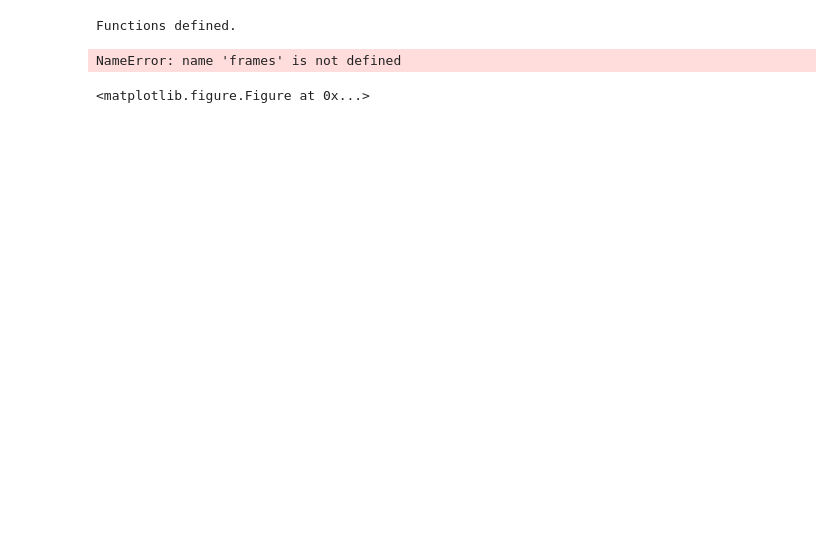
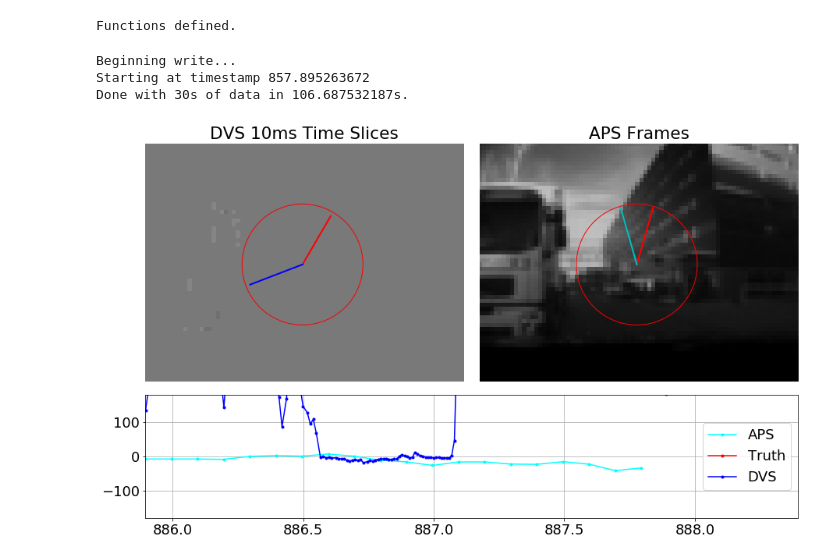
Before and after one commit to SensorsINI/ddd20-utils, a Jupyter notebook: Model Evaluation and Movie Render.ipynb, the cells around one changed output. Drawn from its saved outputs; the diff is of its cells as text; code cells hidden in the pictures; blank space fills up the shorter version.

```diff
--- a/Model Evaluation and Movie Render.ipynb
+++ b/Model Evaluation and Movie Render.ipynb
@@ -175,15 +198,14 @@ import matplotlib.pyplot as plt
 import matplotlib.animation as manimation
 import matplotlib.patches as mpatches
 
-# plt.rcParams['savefig.bbox'] = 'tight'     # tight garbles the video!!!
+net_filename_aps = 'driving_rnn_10.6_multi_everything_multi_final'
+net_filename_dvs = 'driving_rnn_10.6_multi_everything_multi_final'
+h5_filename_aps = '/home/dneil/temp/datasets/rec1487839456_frames.hdf5'
+h5_filename_dvs = '/home/dneil/temp/datasets/rec1487839456_bin5k.hdf5'
 
-aps_key = 'driving_cnn_19.4_aps_rec1487858093_final'
-dvs_key = 'driving_cnn_19.4_dvs10ms_rec1487858093_final'
+aps_key = h5_filename_aps + '|' + net_filename_aps
+dvs_key = h5_filename_dvs + '|' + net_filename_dvs
 
-net_filename_aps = 'driving_cnn_19.4_aps_rec1487858093_final'
-net_filename_dvs = 'driving_cnn_19.4_dvs10ms_rec1487858093_final'
-h5_filename_aps = '/home/dneil/datasets/driving/rec1487858093_frames.hdf5'
-h5_filename_dvs = '/home/dneil/datasets/driving/rec1487858093_bin10ms.hdf5'
 h5faps = h5py.File(h5_filename_aps, 'r')
 h5fdvs = h5py.File(h5_filename_dvs, 'r')
 
@@ -197,7 +219,7 @@ def get_closest_idx(times, targ_time):
 
 def get_center_radius(kind):
     if kind=='aps':
-        c, r = (173., 130.), 65. #center, radius
+        c, r = (40., 30.), 15. #center, radius
     if kind=='dvs':
         c, r = (40., 30.), 15. #center, radius
     return c, r
@@ -227,33 +249,35 @@ FFMpegWriter = manimation.writers['ffmpeg']
 metadata = dict(title='DVS 10ms Slice Driving Data')
 writer = FFMpegWriter(fps=60, metadata=metadata, bitrate=-1, codec="libx264")
 
+# Build grid of plots
 fig = plt.figure(figsize=(15,9))
 ax1 = plt.subplot2grid((3, 2), (0, 0), rowspan=2)
 ax2 = plt.subplot2grid((3, 2), (0, 1), rowspan=2)
 ax3 = plt.subplot2grid((3, 2), (2, 0), colspan=3)
 plt.subplots_adjust(hspace=0.05, wspace=0.05)
 
+# Build DVS render
 dvs_im = ax1.imshow(np.zeros((60, 80)), interpolation='nearest', cmap='gray')
 ax1.set_title('DVS 10ms Time Slices')
 ax1.set_ylim([0, 59])
 ax1.set_xlim([79, 0])
-dvs_im.set_clim([0.45, 0.55])
+dvs_im.set_clim([-0.05, 0.05])
 ax1.axis('off')
 ax1.invert_yaxis()
-# ax1.tight_layout()
 dvs_angle_line, dvs_angle_guess, text = plot_steering_angle(ax1, 0, 0, 'dvs')
 
+# Build APS render
 aps_im = ax2.imshow(np.zeros((60, 80)), interpolation='nearest', cmap='gray')
 ax2.set_title('APS Frames')
 ax2.set_ylim([0, 59])
 ax2.set_xlim([79, 0])
-aps_im.set_clim([0, 1.])
+aps_im.set_clim([-0.5, 0.5])
 ax2.axis('off')
 ax2.invert_yaxis()
 # Get handles for the angles
 aps_angle_line, aps_angle_guess, text = plot_steering_angle(ax2, 0, 0, 'aps', other_color='c')
 
-# Plot the angles
+# Plot the angle history bottom plot
 h_a, = ax3.plot([0, 0], [1, 1], '.-', color='cyan', label='APS')
 h_t, = ax3.plot([0, 0], [1, 1], '.-', color='red', label='Truth')
 h_d, = ax3.plot([0, 0], [1, 1], '.-', color='blue', label='DVS')
@@ -262,17 +286,22 @@ ax3.set_ylim([-180, 180])
 ax3.get_xaxis().get_major_formatter().set_useOffset(False)
 ax3.legend(loc='center right')
 
+# Set up constants
 START_TIME = 0
-DURATION = 150
+DURATION = 30
 curr_frame = 0
 FPS = 60
 means = []
 time_window = 2
 lookahead = 0.5
+RNN_OFFSET = -1
+RESULT_OFFSET=RNN_OFFSET
+aps_vid_key = 'aps_frame_60x80'
+dvs_vid_key = 'dvs_frame_60x80'
 
 print('Beginning write...')
-if START_TIME < out_times[dvs_key][0]:
-    curr_time = out_times[dvs_key][0]
+if START_TIME < out_times[aps_key][0]:
+    curr_time = out_times[aps_key][0]
 else:
     curr_time = START_TIME
 final_time = curr_time + DURATION
@@ -282,47 +311,37 @@ dvs_test_idxs = list(h5fdvs['test_idxs'])
 print('Starting at timestamp {}'.format(curr_time))
 with writer.saving(fig, 'dvs_aps_jonathan_cnn.mp4', 100):
     start_time = time.time()
 
     while curr_time < final_time:
         # Get data indexes
         aps_result_idx = get_closest_idx(out_times[aps_key], curr_time)
-        aps_full_idx = aps_test_idxs[aps_result_idx]
         dvs_result_idx = get_closest_idx(out_times[dvs_key], curr_time)
-        dvs_full_idx = dvs_test_idxs[dvs_result_idx]
         # Get Data
-        aps_data = np.array(h5faps['aps_frame_60x80'][aps_full_idx]).astype('float32')/255.
-        dvs_data = np.array(h5fdvs['dvs_frame_60x80'][dvs_full_idx]).astype('float32')/255.
+        aps_data = out_vids[aps_key][aps_result_idx].astype('float32')
+        dvs_data = out_vids[dvs_key][dvs_result_idx].astype('float32')
         # Plot Data
         aps_im.set_data(aps_data)
         dvs_im.set_data(dvs_data)
         # Plot Angles
         plot_angle_on_top(out_angles[aps_key+'_true'][aps_result_idx], aps_angle_line, 'aps')
         plot_angle_on_top(out_angles[aps_key][aps_result_idx], aps_angle_guess, 'aps')
         plot_angle_on_top(out_angles[dvs_key+'_true'][dvs_result_idx], dvs_angle_line, 'dvs')
         plot_angle_on_top(out_angles[dvs_key][dvs_result_idx], dvs_angle_guess, 'dvs')
         # Plot history
         aps_start, aps_end = get_closest_idx(out_times[aps_key], curr_time-time_window), aps_result_idx
         dvs_start, dvs_end = get_closest_idx(out_times[dvs_key], curr_time-time_window), dvs_result_idx
         h_a.set_data(out_times[aps_key][aps_start:aps_end], out_angles[aps_key][aps_start:aps_end])
         h_d.set_data(out_times[dvs_key][dvs_start:dvs_end], out_angles[dvs_key][dvs_start:dvs_end])
         h_t.set_data(out_times[dvs_key][dvs_start:dvs_end], out_angles[dvs_key+'_true'][dvs_start:dvs_end])
         ax3.set_xlim([curr_time-time_window, curr_time+lookahead])
         # Save frame
         writer.grab_frame()
         # Advance
         curr_time += 1./FPS
 
 print('Done with {}s of data in {}s.'.format(DURATION, time.time()-start_time))
+# %% [output]
+Beginning write...
+Starting at timestamp 857.895263672
+Done with 30s of data in 106.687532187s.
+[figure, added]
-# %%
-plt.figure(figsize=(15,10))
-for row, net_name in enumerate(net_filenames):
-    for col, frame in enumerate(frames[net_name]):
-        plt.subplot(len(net_filenames), 3, row*3+col+1)
-        plt.imshow(frame, cmap='gray')
-        plt.axis('off')
-        if col == 1:
-            plt.title('{} at {:.1f}s, {:.1f}s, and {:.1f}s.'.format(net_name,
-                zoom_region[0], np.mean(zoom_region), zoom_region[1]))
-# %% [output]
-NameError: name 'frames' is not defined
-<matplotlib.figure.Figure at 0x...>
```
Also changed, not shown: parts of 7 cells of this notebook, 7 other files.
